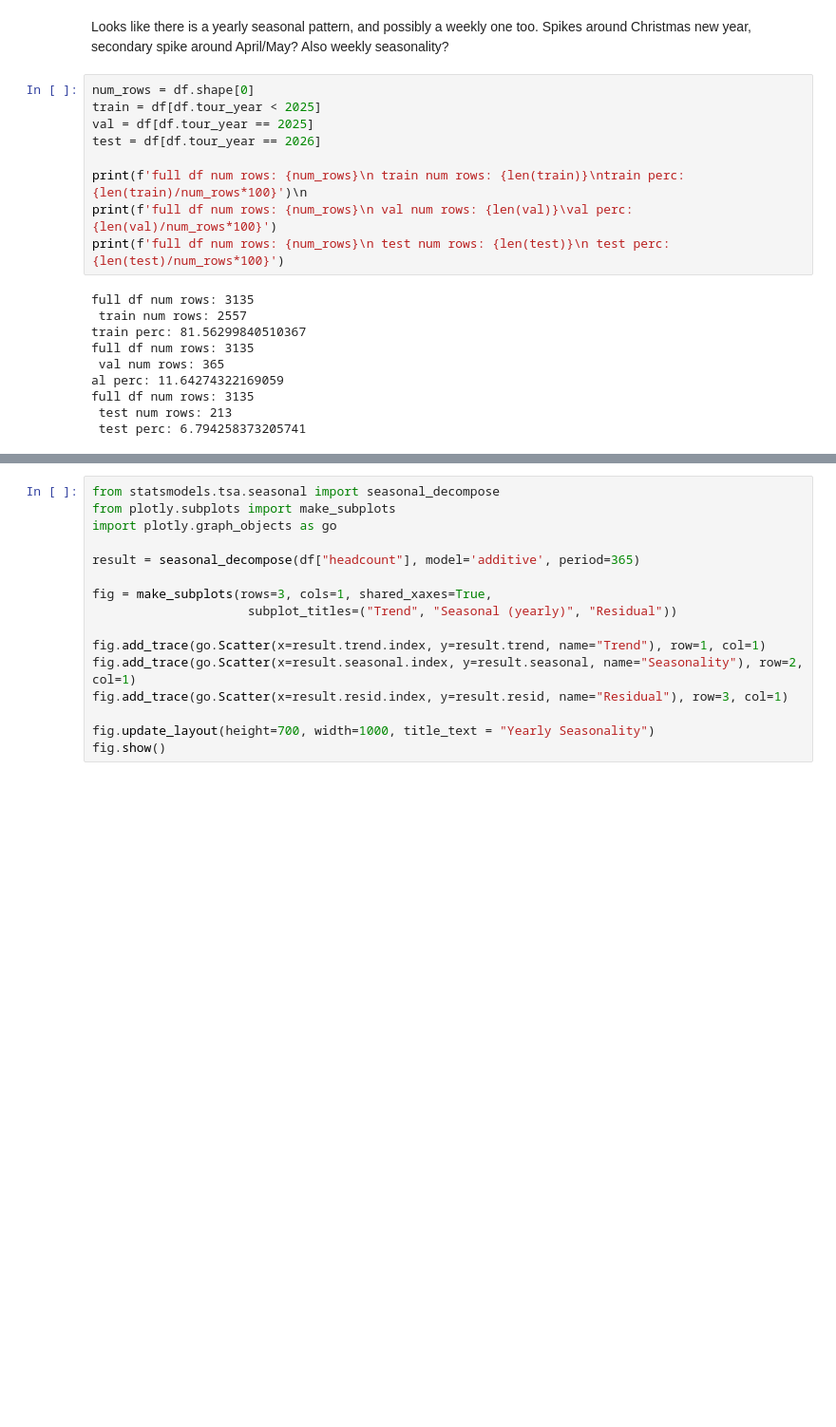
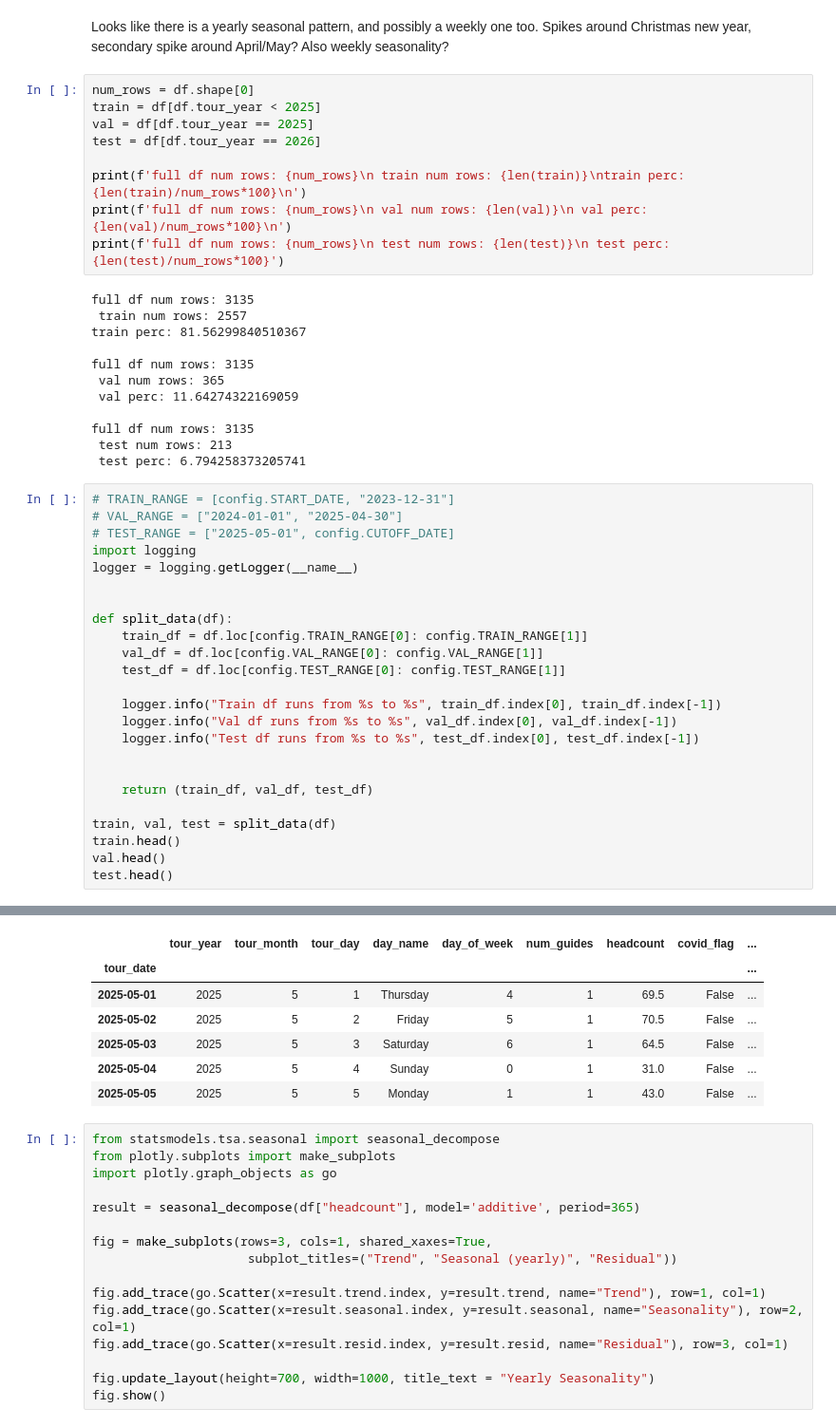
Before and after one commit to Keiren-b/tours, a Jupyter notebook: notebooks/01_eda.ipynb, the cells around one changed output, grey strips where cells are left out. Shown at 95% size. Cells and saved outputs as stored; diff of their text form; blank space fills up the shorter version.

Commit message:
logger set up

```diff
--- a/notebooks/01_eda.ipynb
+++ b/notebooks/01_eda.ipynb
@@ -69,16 +69,43 @@ train = df[df.tour_year < 2025]
 val = df[df.tour_year == 2025]
 test = df[df.tour_year == 2026]
 
-print(f'full df num rows: {num_rows}\n train num rows: {len(train)}\ntrain perc: {len(train)/num_rows*100}')\n
-print(f'full df num rows: {num_rows}\n val num rows: {len(val)}\val perc: {len(val)/num_rows*100}')
+print(f'full df num rows: {num_rows}\n train num rows: {len(train)}\ntrain perc: {len(train)/num_rows*100}\n')
+print(f'full df num rows: {num_rows}\n val num rows: {len(val)}\n val perc: {len(val)/num_rows*100}\n')
 print(f'full df num rows: {num_rows}\n test num rows: {len(test)}\n test perc: {len(test)/num_rows*100}')
 # %% [output]
 full df num rows: 3135
  train num rows: 2557
 train perc: 81.56299840510367
+
 full df num rows: 3135
  val num rows: 365
-al perc: 11.64274322169059
+ val perc: 11.64274322169059
+
 full df num rows: 3135
  test num rows: 213
  test perc: 6.794258373205741
+# %%
+# TRAIN_RANGE = [config.START_DATE, "2023-12-31"]
+# VAL_RANGE = ["2024-01-01", "2025-04-30"]
+# TEST_RANGE = ["2025-05-01", config.CUTOFF_DATE]
+import logging
+logger = logging.getLogger(__name__)
+
+
+def split_data(df):
+    train_df = df.loc[config.TRAIN_RANGE[0]: config.TRAIN_RANGE[1]]
+    val_df = df.loc[config.VAL_RANGE[0]: config.VAL_RANGE[1]]
+    test_df = df.loc[config.TEST_RANGE[0]: config.TEST_RANGE[1]]
+
+    logger.info("Train df runs from %s to %s", train_df.index[0], train_df.index[-1])
+    logger.info("Val df runs from %s to %s", val_df.index[0], val_df.index[-1])
+    logger.info("Test df runs from %s to %s", test_df.index[0], test_df.index[-1])
+
+
+    return (train_df, val_df, test_df)
+
+train, val, test = split_data(df)
+train.head()
+val.head()
+test.head()
+# %% [output]
@@ -85,3 +115,10 @@ full df num rows: 3135
+|  | tour_year | tour_month | tour_day | day_name | day_of_week | num_guides | headcount | covid_flag | ... |
+| tour_date |  |  |  |  |  |  |  |  | ... |
+| 2025-05-01 | 2025 | 5 | 1 | Thursday | 4 | 1 | 69.5 | False | ... |
+| 2025-05-02 | 2025 | 5 | 2 | Friday | 5 | 1 | 70.5 | False | ... |
+| 2025-05-03 | 2025 | 5 | 3 | Saturday | 6 | 1 | 64.5 | False | ... |
+| 2025-05-04 | 2025 | 5 | 4 | Sunday | 0 | 1 | 31.0 | False | ... |
+| 2025-05-05 | 2025 | 5 | 5 | Monday | 1 | 1 | 43.0 | False | ... |
 # %%
 from statsmodels.tsa.seasonal import seasonal_decompose
 from plotly.subplots import make_subplots
```
Also changed, not shown: parts of 1 cell of this notebook, 5 other files.
